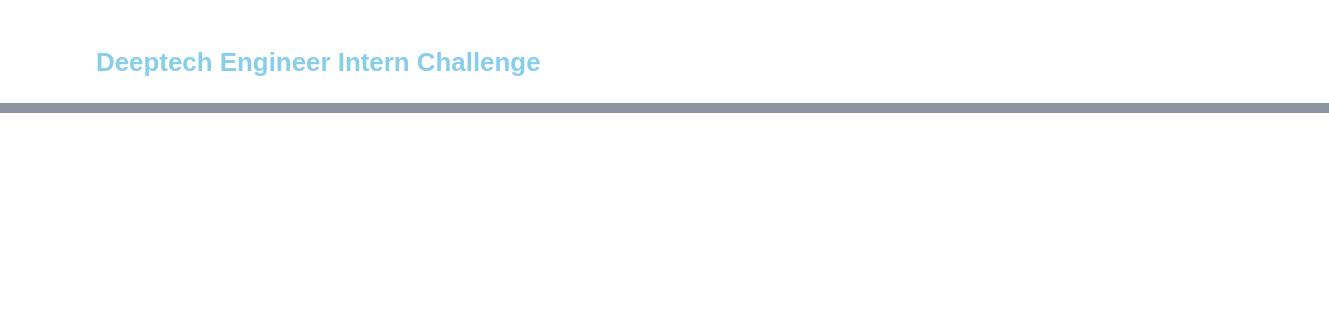
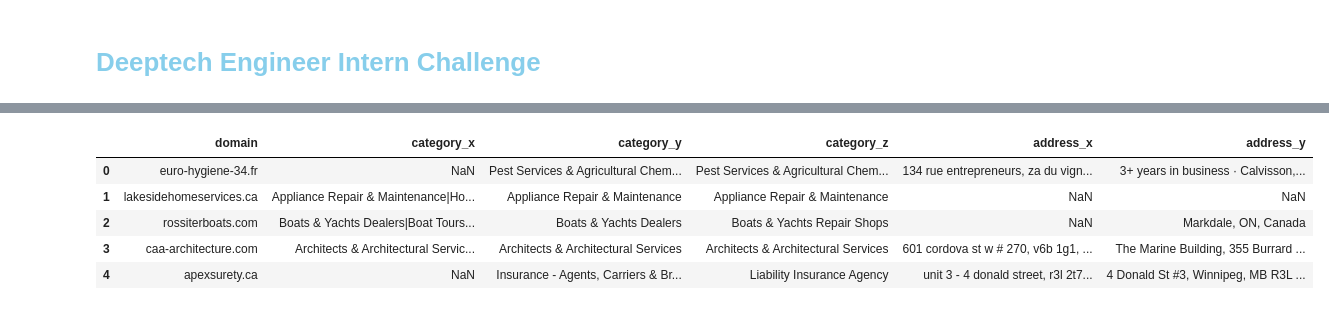
Before and after one commit to marius2347/Datasets-Join-for-Deeptech-Engineer-Intern-Challenge-in-Python, a Jupyter notebook: challenge.ipynb, the cells around one changed output, grey strips where cells are left out. Drawn from its saved outputs; the diff is of its cells as text; code cells hidden in the pictures; blank space fills up the shorter version.

```diff
--- a/challenge.ipynb
+++ b/challenge.ipynb
@@ -74,0 +132,8 @@ Similar Columns: name, name, site_name
+# %%
+# address is missing from website dataset
+
+# phone is the same
+
+# website dataset is different, should be name
+website_dataset.rename(columns = {'legal_name': 'name'}, inplace = True)
+website_dataset['name'].sample(5)
@@ -74,0 +147,12 @@ Similar Columns: name, name, site_name
+# %%
+# drop duplicates from all datasets
+website_dataset.drop_duplicates(inplace = True)
+facebook_dataset.drop_duplicates(inplace = True)
+google_dataset.drop_duplicates(inplace = True)
+# %%
+# merge category column
+merged_category = pd.merge(facebook_dataset[['domain', 'category']], google_dataset[['domain', 'category']], on = "domain")
+merged_category = pd.merge(merged_category, website_dataset[['domain', 'category']], on = "domain")
+merged_category.rename(columns = {'category': 'category_z'}, inplace = True)
+merged_category.drop_duplicates(inplace  = True)
+merged_category.sample(5)
@@ -74,0 +166,6 @@ Similar Columns: name, name, site_name
+# %%
+# merge address column
+merged_address = pd.merge(facebook_dataset[['domain', 'address']], google_dataset[['domain', 'address']], on = "domain")
+merged_address.rename(columns = {'address': 'address_z'}, inplace = True)
+merged_address.drop_duplicates(inplace  = True)
+merged_address.sample(5)
@@ -74,0 +179,12 @@ Similar Columns: name, name, site_name
+# %%
+# merge category and address into a new dataframe
+DF = pd.merge(merged_category, merged_address, on = 'domain')
+DF.drop_duplicates(inplace = True)
+DF.head(5)
+# %% [output]
+|  | domain | category_x | category_y | category_z | address_x | address_y |
+| 0 | euro-hygiene-34.fr | NaN | Pest Services & Agricultural Chem... | Pest Services & Agricultural Chem... | 134 rue entrepreneurs, za du vign... | 3+ years in business · Calvisson,... |
+| 1 | lakesidehomeservices.ca | Appliance Repair & Maintenance|Ho... | Appliance Repair & Maintenance | Appliance Repair & Maintenance | NaN | NaN |
+| 2 | rossiterboats.com | Boats & Yachts Dealers|Boat Tours... | Boats & Yachts Dealers | Boats & Yachts Repair Shops | NaN | Markdale, ON, Canada |
+| 3 | caa-architecture.com | Architects & Architectural Servic... | Architects & Architectural Services | Architects & Architectural Services | 601 cordova st w # 270, v6b 1g1, ... | The Marine Building, 355 Burrard ... |
+| 4 | apexsurety.ca | NaN | Insurance - Agents, Carriers & Br... | Liability Insurance Agency | unit 3 - 4 donald street, r3l 2t7... | 4 Donald St #3, Winnipeg, MB R3L ... |
```
Also changed, not shown: parts of 16 cells of this notebook.
